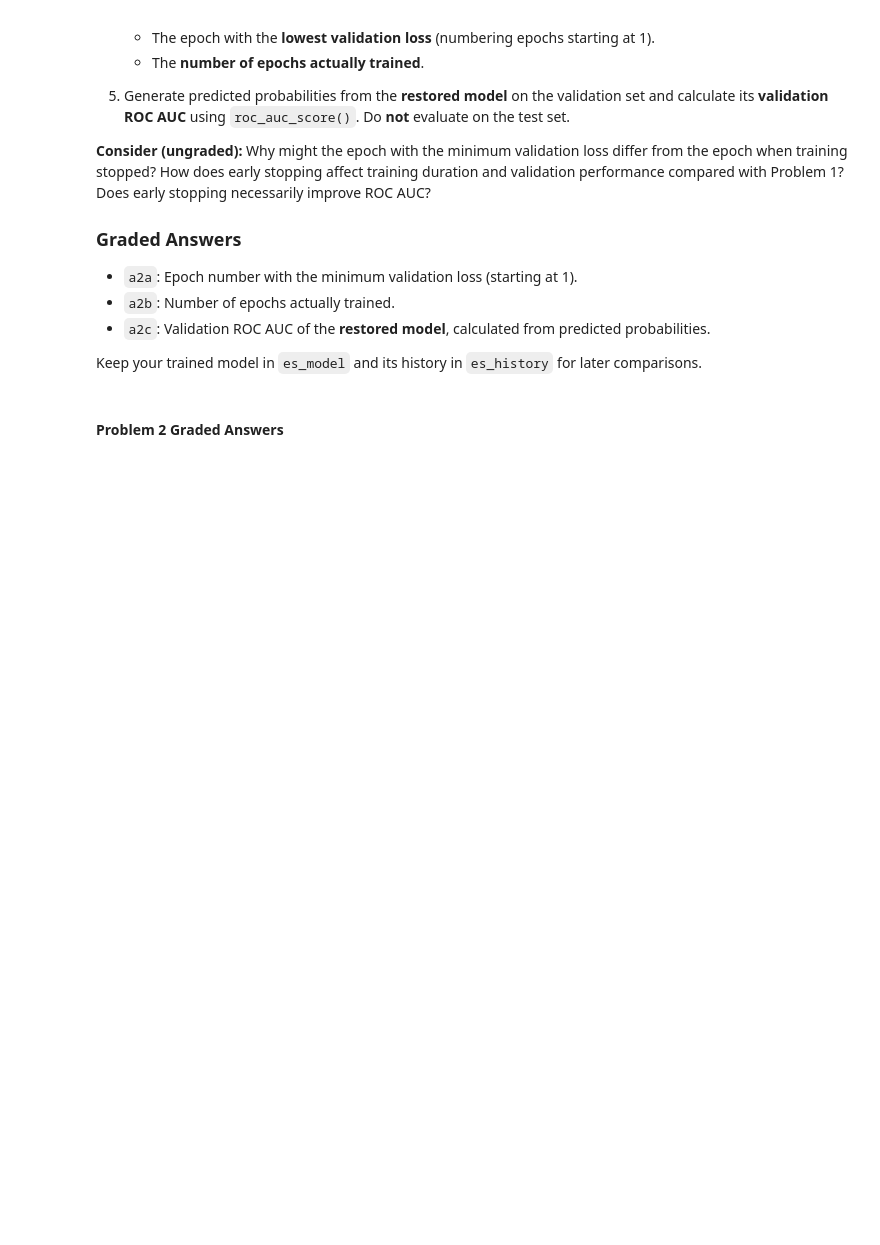
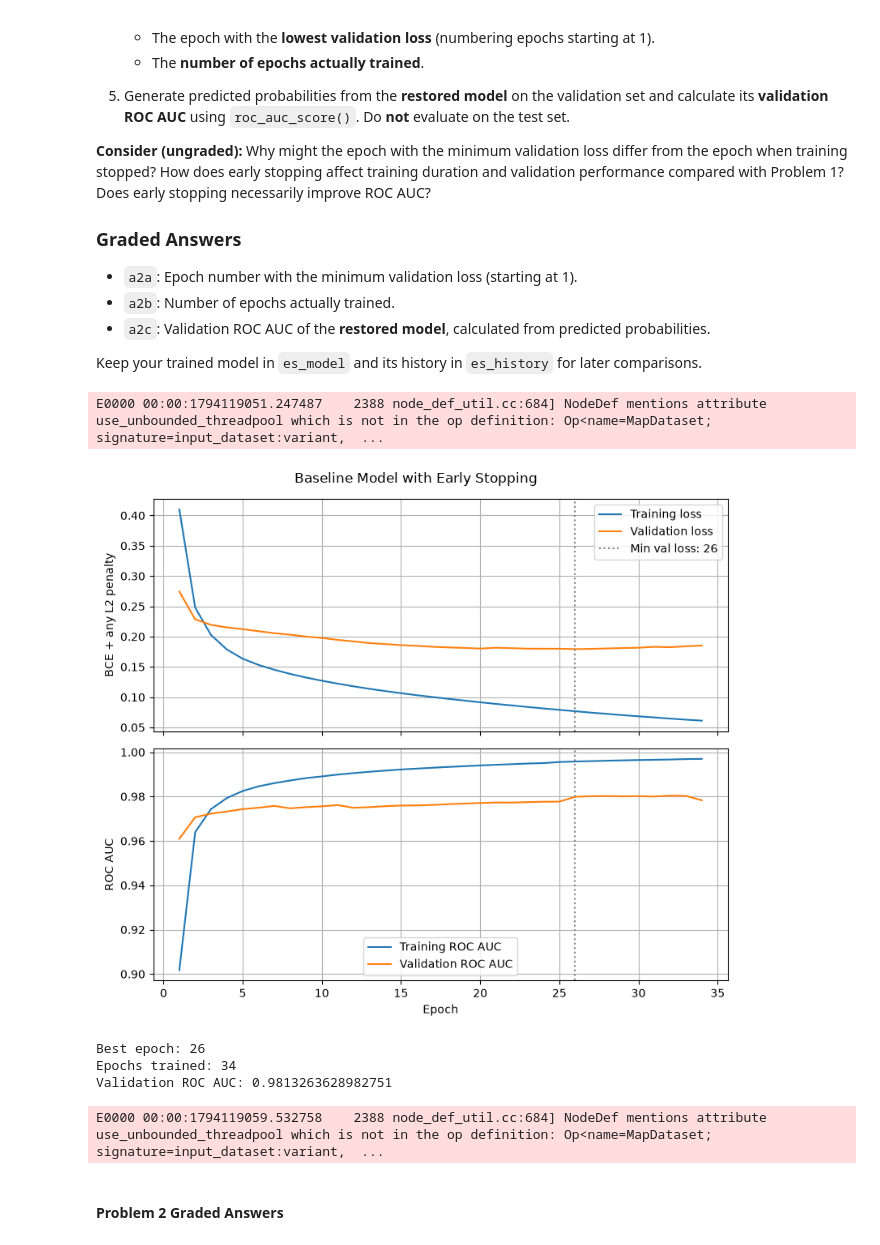
Before and after one commit to anamomds/machinelearningfall26, a Jupyter notebook: Homework_10.ipynb, the cells around one changed output. Cells and saved outputs as stored; diff of their text form; code cells hidden in the pictures; blank space fills up the shorter version.

```diff
--- a/Homework_10.ipynb
+++ b/Homework_10.ipynb
@@ -253,6 +316,62 @@ Build a **fresh copy of the same baseline network**, keeping the training and va
 Keep your trained model in `es_model` and its history in `es_history` for later comparisons.
 # %%
 # Your code here; add cells as needed
+
+tf.keras.backend.clear_session()
+tf.keras.utils.set_random_seed(RANDOM_SEED)
+
+es_model = Sequential([
+    Input(shape=(X_train_scaled.shape[1],)),
+    Dense(64, activation="relu", kernel_initializer="he_normal"),
+    Dense(32, activation="relu", kernel_initializer="he_normal"),
+    Dense(1, activation="sigmoid")
+])
+
+es_model.compile(
+    optimizer=Adam(learning_rate=LEARNING_RATE),
+    loss="binary_crossentropy",
+    metrics=["accuracy", tf.keras.metrics.AUC(name="auc")]
+)
+
+early_stopping = EarlyStopping(
+    monitor="val_loss",
+    patience=8,
+    min_delta=0.0,
+    restore_best_weights=True
+)
+
+es_history = es_model.fit(
+    X_train_scaled,
+    y_train,
+    validation_data=(X_val_scaled, y_val),
+    epochs=MAX_EPOCHS,
+    batch_size=BATCH_SIZE,
+    callbacks=[early_stopping],
+    verbose=0
+)
+
+plot_history(es_history, "Baseline Model with Early Stopping")
+
+best_epoch = int(np.argmin(es_history.history["val_loss"])) + 1
+epochs_trained = len(es_history.history["loss"])
+
+es_val_prob = es_model.predict(
+    X_val_scaled,
+    verbose=0
+).ravel()
+
+es_val_auc = roc_auc_score(y_val, es_val_prob)
+
+print("Best epoch:", best_epoch)
+print("Epochs trained:", epochs_trained)
+print("Validation ROC AUC:", es_val_auc)
+# %% [output]
+E0000 00:00:1794119051.247487    2388 node_def_util.cc:684] NodeDef mentions attribute use_unbounded_threadpool which is not in the op definition: Op<name=MapDataset; signature=input_dataset:variant,  ...
+[figure, added]
+Best epoch: 26
+Epochs trained: 34
+Validation ROC AUC: 0.9813263628982751
+E0000 00:00:1794119059.532758    2388 node_def_util.cc:684] NodeDef mentions attribute use_unbounded_threadpool which is not in the op definition: Op<name=MapDataset; signature=input_dataset:variant,  ...
 # %% [markdown]
 #### Problem 2 Graded Answers
 # %%
```
Also changed, not shown: parts of 57 cells of this notebook.
